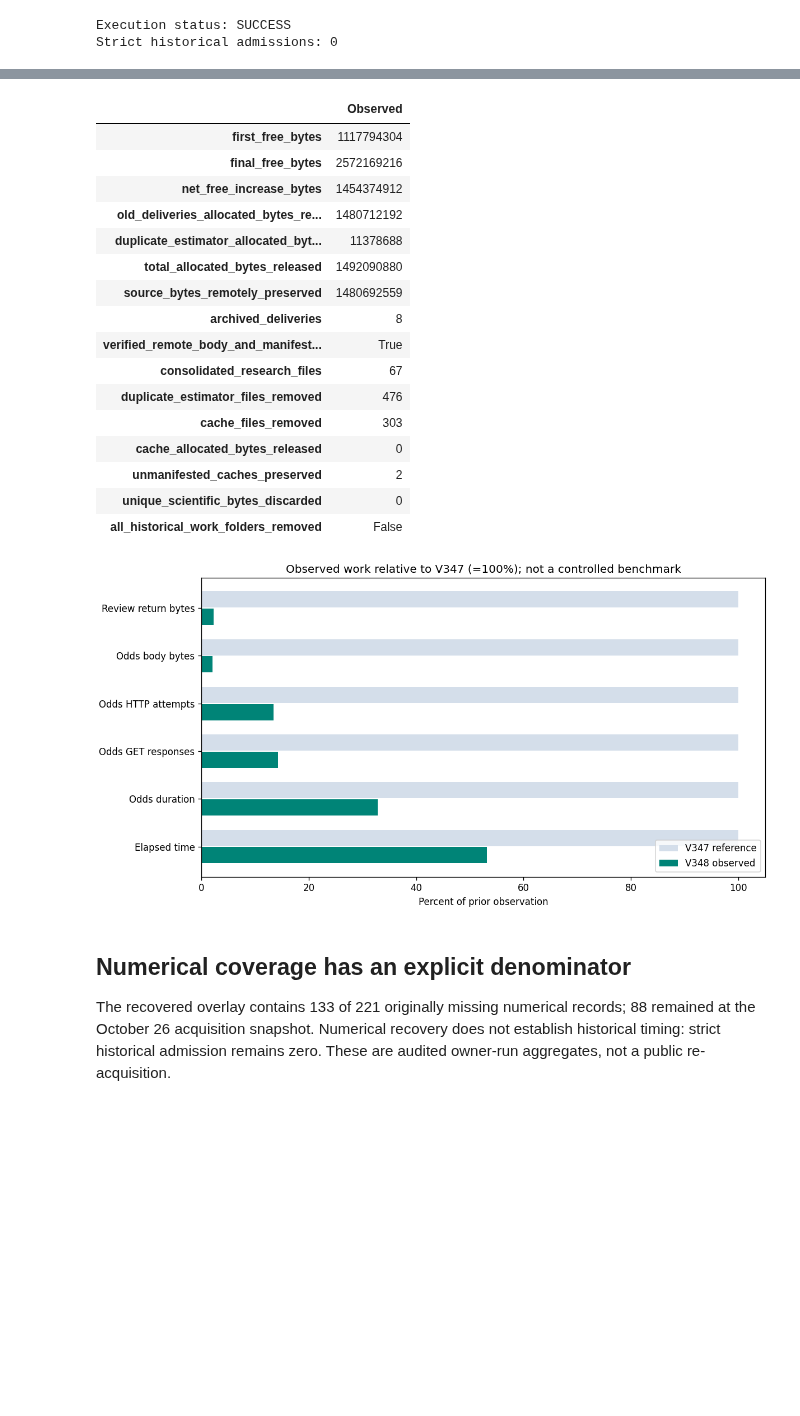
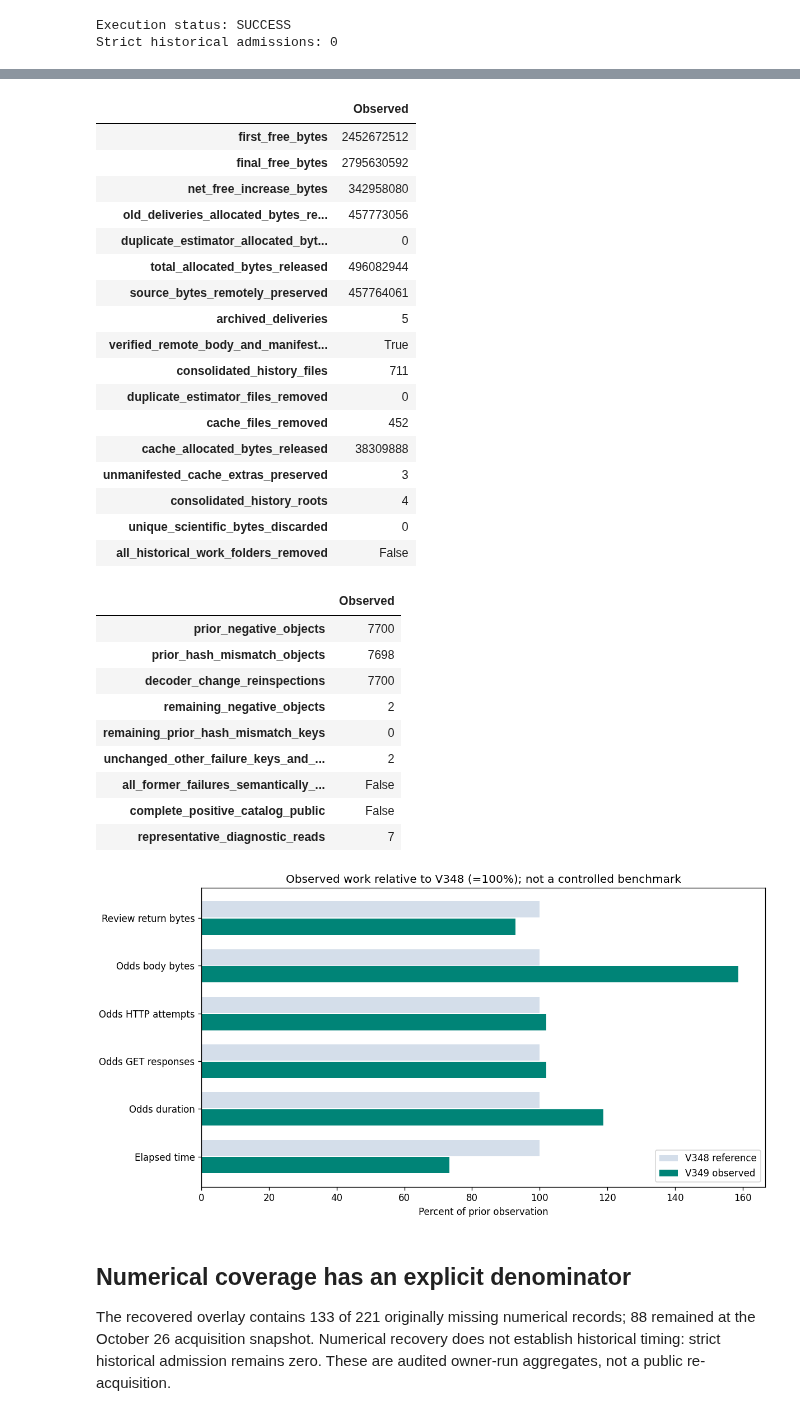
Before and after one commit to alvaromendizabal/march-machine-learning-mania-2026, a Jupyter notebook: portfolio/engineering_review.ipynb, the cells around one changed output, grey strips where cells are left out. Drawn from its saved outputs; the diff is of its cells as text; code cells hidden in the pictures; blank space fills up the shorter version.

```diff
--- a/portfolio/engineering_review.ipynb
+++ b/portfolio/engineering_review.ipynb
@@ -89,26 +118,30 @@ from owner_replay import comparison_rows
 measured = pd.DataFrame(comparison_rows(replay))
 display(measured)
 display(pd.DataFrame([replay['storage']]).T.rename(columns={0: 'Observed'}))
+display(pd.DataFrame([replay['source_transition']]).T.rename(columns={0: 'Observed'}))
 labels = ['Elapsed time', 'Odds duration', 'Odds GET responses',
           'Odds HTTP attempts', 'Odds body bytes', 'Review return bytes']
 relative = (100 * measured['after'] / measured['before']).tolist()
+before_label = replay['comparison']['baseline']['execution'].upper()
+after_label = replay['execution'].upper()
 comparison = go.Figure()
-comparison.add_bar(y=labels, x=[100] * len(labels), name='V347 reference',
+comparison.add_bar(y=labels, x=[100] * len(labels), name=before_label + ' reference',
                    orientation='h', marker_color='#d4deea')
-comparison.add_bar(y=labels, x=relative, name='V348 observed', orientation='h',
+comparison.add_bar(y=labels, x=relative, name=after_label + ' observed', orientation='h',
                    marker_color='#008477')
-comparison.update_layout(title='Observed work relative to V347 (=100%)',
+comparison.update_layout(title='Observed work relative to ' + before_label + ' (=100%)',
                          barmode='group', width=960, height=500,
                          template='plotly_white',
                          xaxis_title='Percent of prior observation')
 static, ax = plt.subplots(figsize=(10, 5.2), layout='constrained')
 yy = list(range(len(labels)))
 ax.barh([v + .18 for v in yy], [100] * len(yy), height=.34,
-        label='V347 reference', color='#d4deea')
+        label=before_label + ' reference', color='#d4deea')
 ax.barh([v - .18 for v in yy], relative, height=.34,
-        label='V348 observed', color='#008477')
+        label=after_label + ' observed', color='#008477')
 ax.set(yticks=yy, yticklabels=labels, xlabel='Percent of prior observation',
-       title='Observed work relative to V347 (=100%); not a controlled benchmark')
+       title='Observed work relative to ' + before_label
+             + ' (=100%); not a controlled benchmark')
 ax.legend(loc='lower right')
 image = io.BytesIO()
 static.savefig(image, format='png', dpi=120)
@@ -128,21 +161,32 @@ assert replay['storage']['unique_scientific_bytes_discarded'] == 0
 |  | Observed |
-| first_free_bytes | 1117794304 |
-| final_free_bytes | 2572169216 |
-| net_free_increase_bytes | 1454374912 |
-| old_deliveries_allocated_bytes_re... | 1480712192 |
-| duplicate_estimator_allocated_byt... | 11378688 |
-| total_allocated_bytes_released | 1492090880 |
-| source_bytes_remotely_preserved | 1480692559 |
-| archived_deliveries | 8 |
+| first_free_bytes | 2452672512 |
+| final_free_bytes | 2795630592 |
+| net_free_increase_bytes | 342958080 |
+| old_deliveries_allocated_bytes_re... | 457773056 |
+| duplicate_estimator_allocated_byt... | 0 |
+| total_allocated_bytes_released | 496082944 |
+| source_bytes_remotely_preserved | 457764061 |
+| archived_deliveries | 5 |
 | verified_remote_body_and_manifest... | True |
-| consolidated_research_files | 67 |
-| duplicate_estimator_files_removed | 476 |
-| cache_files_removed | 303 |
-| cache_allocated_bytes_released | 0 |
-| unmanifested_caches_preserved | 2 |
+| consolidated_history_files | 711 |
+| duplicate_estimator_files_removed | 0 |
+| cache_files_removed | 452 |
+| cache_allocated_bytes_released | 38309888 |
+| unmanifested_cache_extras_preserved | 3 |
+| consolidated_history_roots | 4 |
 | unique_scientific_bytes_discarded | 0 |
 | all_historical_work_folders_removed | False |
+|  | Observed |
+| prior_negative_objects | 7700 |
+| prior_hash_mismatch_objects | 7698 |
+| decoder_change_reinspections | 7700 |
+| remaining_negative_objects | 2 |
+| remaining_prior_hash_mismatch_keys | 0 |
+| unchanged_other_failure_keys_and_... | 2 |
+| all_former_failures_semantically_... | False |
+| complete_positive_catalog_public | False |
+| representative_diagnostic_reads | 7 |
-[figure, old version]
+[figure, new version]
 # %% [markdown]
 ## Numerical coverage has an explicit denominator
 
```
Also changed, not shown: parts of 5 cells of this notebook, 12 other files.
